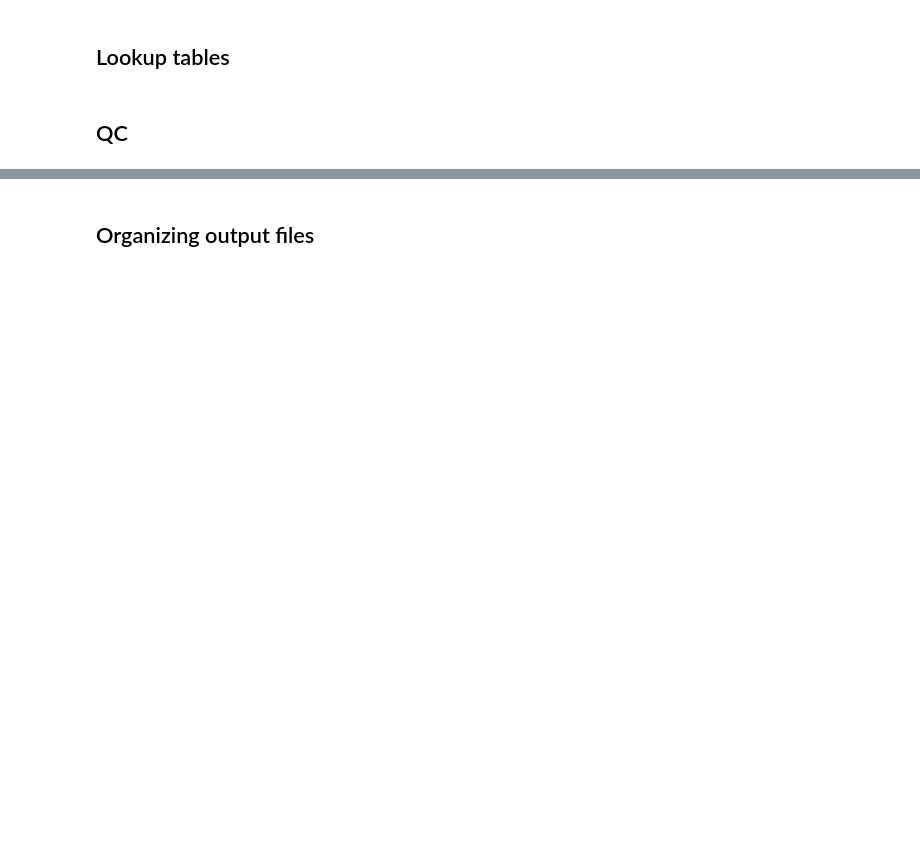
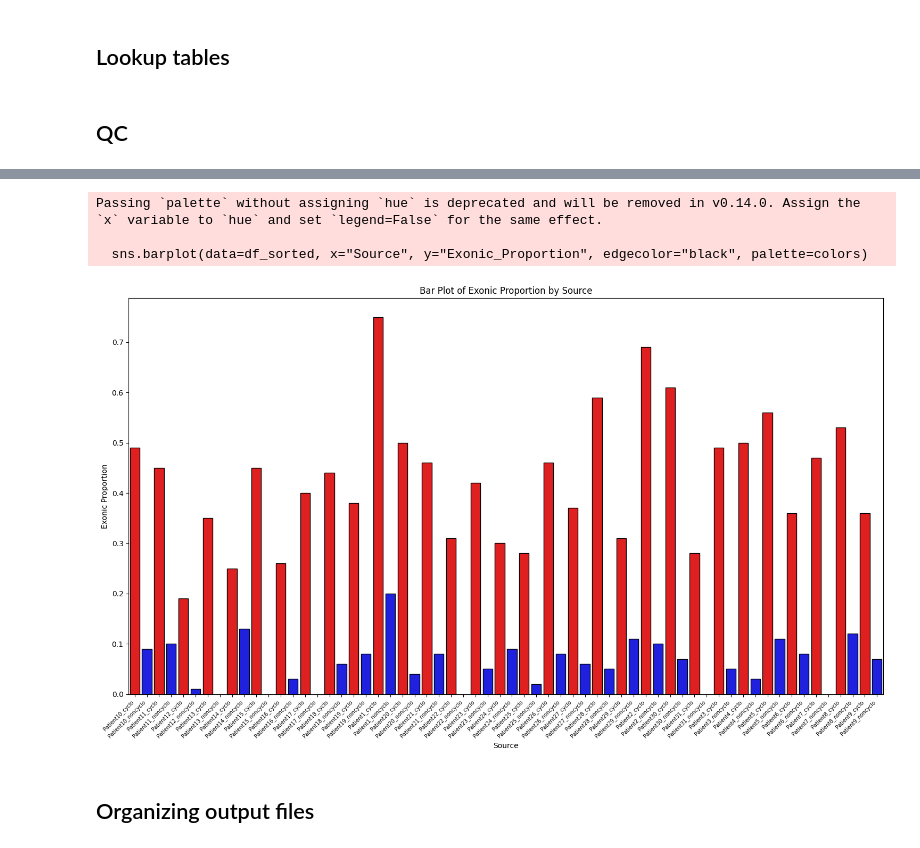
Before and after one commit to StergachisLab/IsoRanker, a Jupyter notebook: examples/Expression_AllelicImbalance_NMD/Expression_AllelicImbalance_NMD.ipynb, the cells around one changed output, grey strips where cells are left out. Saved outputs shown, nothing was run; the diff lists cells and outputs as text; code cells hidden in the pictures; blank space fills up the shorter version.

```diff
--- a/examples/Expression_AllelicImbalance_NMD/Expression_AllelicImbalance_NMD.ipynb
+++ b/examples/Expression_AllelicImbalance_NMD/Expression_AllelicImbalance_NMD.ipynb
@@ -43,19 +61,19 @@ from IsoRanker import (
 read_stat_path = "/mmfs1/gscratch/stergachislab/yhhc/projects/IsoRanker/examples/Expression_AllelicImbalance_NMD/Input/read_stats.txt"
 
 # Assigns samples to patients, cyclo/non-cyclo, and haplotypes
-sample_info_with_haplotype_location_path = "/mmfs1/gscratch/stergachislab/yhhc/projects/IsoRanker/examples/Expression_AllelicImbalance_NMD/Input/Sample_info.csv"
+sample_info_with_haplotype_location_path = "/mmfs1/gscratch/stergachislab/yhhc/projects/IsoRanker/examples/Expression_AllelicImbalance_NMD/Input/Sample_info.tsv"
 
 # Update read_stat and sample_info file with haplotype information
 update_files_with_haplotype_info(sample_info_with_haplotype_location_path, read_stat_path, ".")
 
 # Provides every single read, which sample each read came from, and the isoform asssociated with each read
 read_stat_path = "updated_read_stats.txt.gz" # This should NOT be edited if using option 1
-sample_info_path = "updated_sample_info.csv.gz" # This should NOT be edited if using option 1
+sample_info_path = "updated_sample_info.tsv.gz" # This should NOT be edited if using option 1
 
 # Assigns samples to patients, cyclo/non-cyclo, and haplotypes
-sample_info = pd.read_csv(sample_info_path)
+sample_info = pd.read_csv(sample_info_path, sep="\t")
 
 # Create the expression matrix and save it to a file
-expression_matrix = create_expression_matrix(read_stat_path, output_file="expression_matrix.csv.gz") # This should NOT be edited if using option 1
+expression_matrix = create_expression_matrix(read_stat_path, output_file="expression_matrix.tsv.gz") # This should NOT be edited if using option 1
 
 ## Option 1 ##
@@ -354,12 +421,12 @@ if "bam_file" in sample_info.columns and sample_info["bam_file"].notna().any():
     ###################################
     # SRSF6
     ###################################
-    process_pileup(df=sample_info, reference_fasta=reference_fasta_path, chromosome="chr20", position=43459200, output_file="SRSF6.csv.gz")
+    process_pileup(df=sample_info, reference_fasta=reference_fasta_path, chromosome="chr20", position=43459200, output_file="SRSF6.tsv.gz")
 
     ###################################
     # SRSF6 plot
     ###################################
-    SRSF6_df = pd.read_csv("SRSF6.csv.gz", compression="gzip")
+    SRSF6_df = pd.read_csv("SRSF6.tsv.gz", compression="gzip", sep="\t")
 
     # Sort DataFrame by source
     df_sorted = SRSF6_df.sort_values(by="Source")
@@ -381,3 +448,4 @@ if "bam_file" in sample_info.columns and sample_info["bam_file"].notna().any():
 
     # Save to PDF
     plt.savefig("SRSF6_exonic_proportion.pdf", format="pdf")
+# %% [output]
@@ -384,3 +469,7 @@ if "bam_file" in sample_info.columns and sample_info["bam_file"].notna().any():
+Passing `palette` without assigning `hue` is deprecated and will be removed in v0.14.0. Assign the `x` variable to `hue` and set `legend=False` for the same effect.
+
+  sns.barplot(data=df_sorted, x="Source", y="Exonic_Proportion", edgecolor="black", palette=colors)
+[figure, added]
 # %% [markdown]
 ## Organizing output files
 # %%
```
Also changed, not shown: parts of 16 cells of this notebook, 48 other files.
